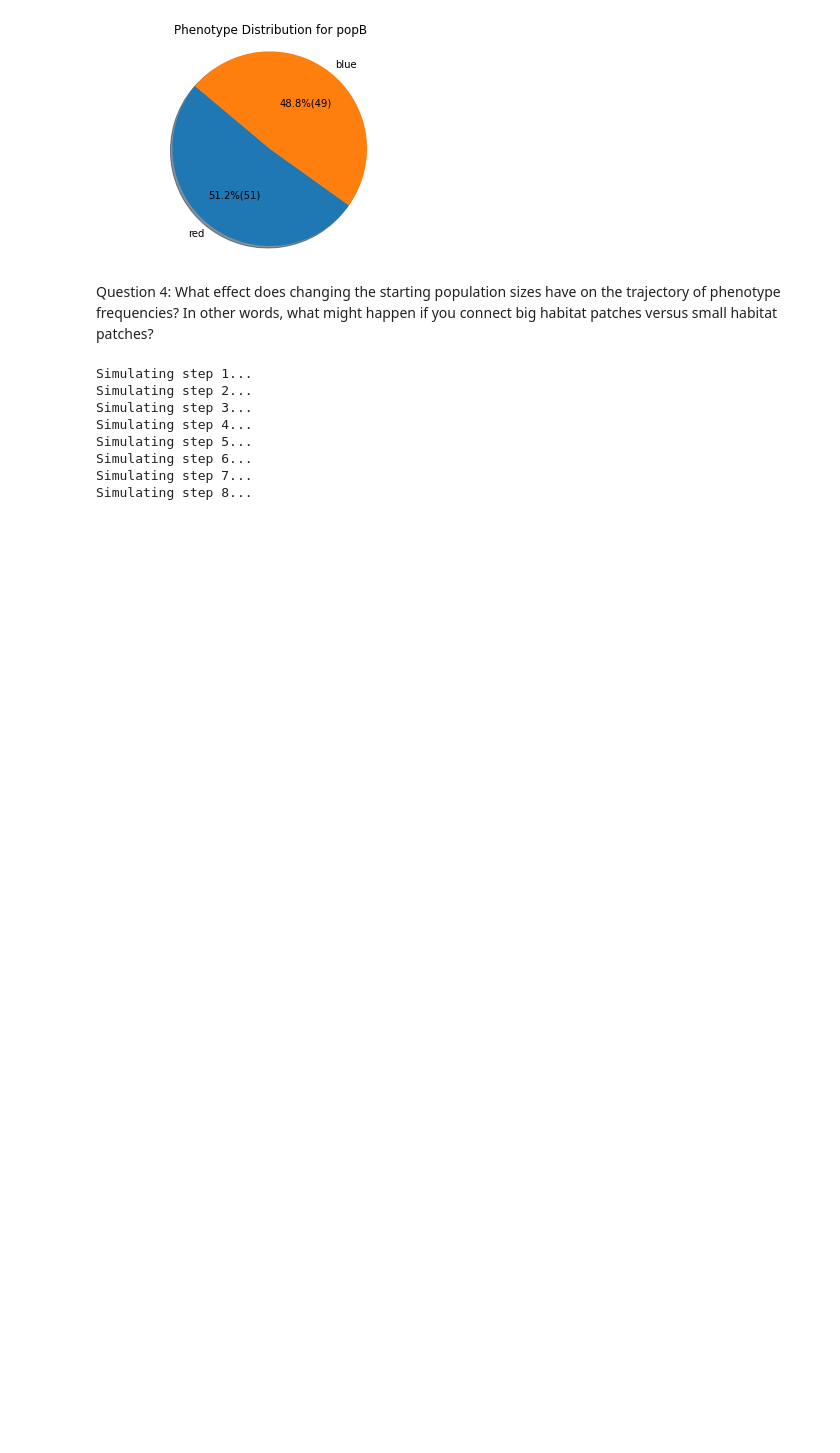
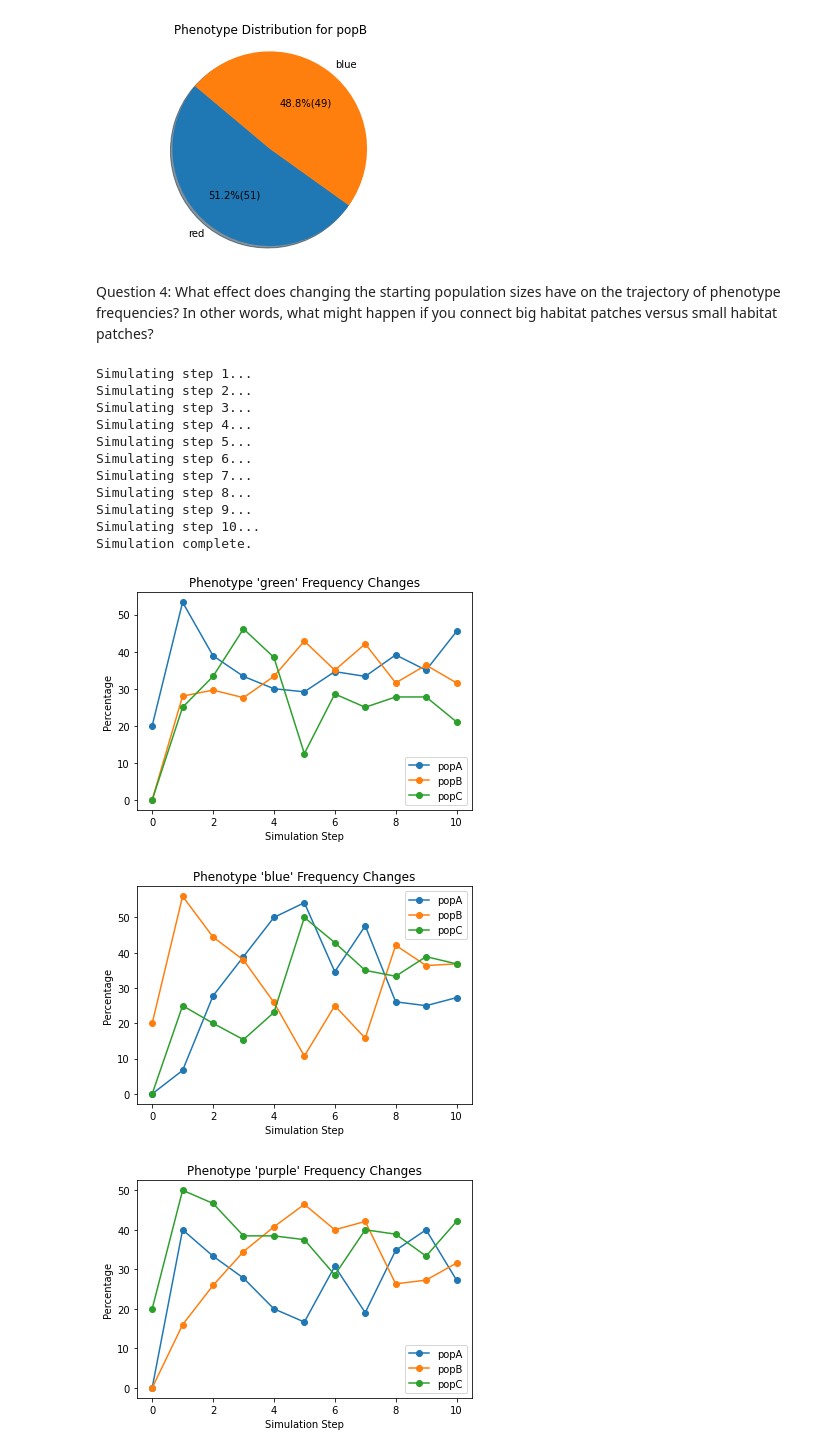
Before and after one commit to Azkabanescapee/Final_Intro_Comp_Bio, a Jupyter notebook: final_project.ipynb, the cells around one changed output. Saved outputs shown, nothing was run; the diff lists cells and outputs as text; code cells hidden in the pictures; blank space fills up the shorter version.

```diff
--- a/final_project.ipynb
+++ b/final_project.ipynb
@@ -453,39 +453,45 @@ Question 4: What effect does changing the starting population sizes have on the
 phenotypes = ['green', 'blue', 'purple']
 dispersalMatrix = [
     [0.6, 0.2, 0.2],
-    [0.6, 0.3, 0.2],
-    [0.4, 0.3, 0.3]
+    [0.2, 0.6, 0.2],
+    [0.2, 0.2, 0.6]
     ]
 steps = 10
-popSize = 5
+popSize = 20
 
 testLandscape = Landscape(popSize, phenotypes, dispersalMatrix, steps)
 testLandscape.startSimulation()
 #plotting:
 testLandscape.plotPhenoFreq()
 testLandscape.plotPhenoSummary()
 
 ###Big Pops###
 phenotypes = ['green', 'blue', 'purple']
 dispersalMatrix = [
     [0.6, 0.2, 0.2],
-    [0.6, 0.3, 0.2],
-    [0.4, 0.3, 0.3]
+    [0.2, 0.6, 0.2],
+    [0.2, 0.2, 0.6]
     ]
 steps = 10
-popSize = 100
+popSize = 500
 
 testLandscape = Landscape(popSize, phenotypes, dispersalMatrix, steps)
 testLandscape.startSimulation()
 #plotting:
 testLandscape.plotPhenoFreq()
 testLandscape.plotPhenoSummary()
 # %% [output]
 Simulating step 1...
 Simulating step 2...
 Simulating step 3...
 Simulating step 4...
 Simulating step 5...
 Simulating step 6...
 Simulating step 7...
 Simulating step 8...
+Simulating step 9...
+Simulating step 10...
+Simulation complete.
+[figure, added]
+[figure, added]
+[figure, added]
```
Also changed, not shown: parts of 5 cells of this notebook.
